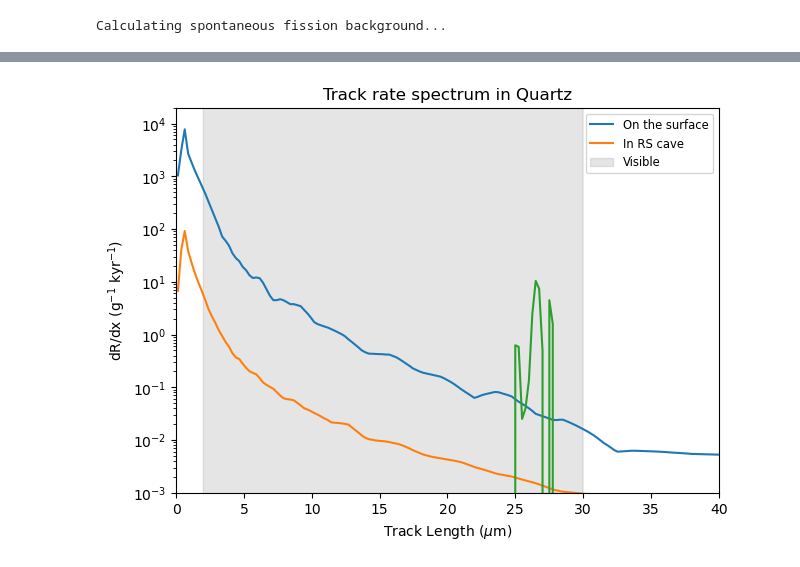
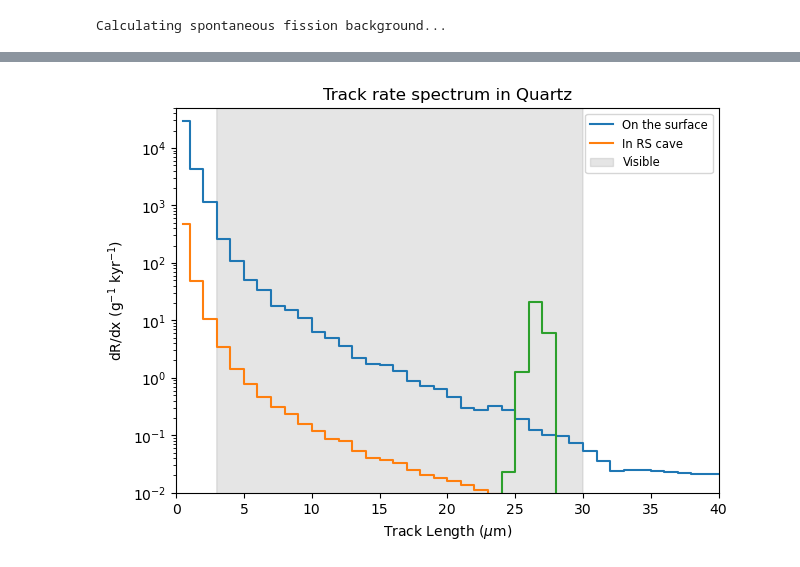
Before and after one commit to cgalelli/PrimusCode, a Jupyter notebook: RSC_analysis.ipynb, the cells around one changed output, grey strips where cells are left out. Saved outputs shown, nothing was run; the diff lists cells and outputs as text; code cells hidden in the pictures.

```diff
--- a/RSC_analysis.ipynb
+++ b/RSC_analysis.ipynb
@@ -44,7 +44,7 @@ exposure_window_kyr = 250.      # Duration of CR signal exposure in kyr
 event_overburden_density_g_cm3 = 2.6
 event_overburden_depth = 30.
 
-x_bins = np.linspace(0, 50000, 200)        #Track length bins in nm
+x_bins = np.linspace(0, 50000, 51)        #Track length bins in nm
 x_mids = x_bins[:-1] + np.diff(x_bins) / 2
 # %%
 CONFIG = yaml.safe_load(open('Data/basic_config.yaml', 'r'))
@@ -131,24 +131,24 @@ tracks_down = cdf_interp(x_bins[1:]) - cdf_interp(x_bins[:-1])
 # %%
 fig, ax = plt.subplots(figsize=[7, 5])
 
-ax.plot(x_mids/1000., tracks_up, label='On the surface')
-ax.plot(x_mids/1000., tracks_down, label='In RS cave')
-ax.plot(x_mids/1000., tracks_fission)
+ax.step(x_mids/1000., tracks_up, label='On the surface', where='mid')
+ax.step(x_mids/1000., tracks_down, label='In RS cave', where='mid')
+ax.step(x_mids/1000., tracks_fission, where='mid')
 
-ax.fill_betweenx(np.arange(0., 1e7, 10), 2., 30., color='grey', alpha=0.2, label='Visible')
+ax.fill_betweenx(np.arange(0., 1e7, 10), 3., 30., color='grey', alpha=0.2, label='Visible')
 
 ax.set_yscale("log")
 #ax.set_xscale("log")
 ax.set_xlabel(r"Track Length ($\mu$m)")
 ax.set_ylabel(r"dR/dx (g$^{-1}$ kyr$^{-1}$)")
 ax.set_title(f"Track rate spectrum in {mineral_name}")
-ax.set_ylim(1e-3, 2e4)
+ax.set_ylim(1e-2, 5e4)
 ax.set_xlim(0., 40.)
 ax.legend(fontsize='small', loc='upper right')
 plt.savefig("Plots/RSC_drdx.png", dpi=500)
 plt.show()
 # %% [output]
-[figure, old version]
+[figure, new version]
 # %%
 fig, ax = plt.subplots(figsize=[7, 5])
 
```
Also changed, not shown: parts of 6 cells of this notebook, 1 other file.
